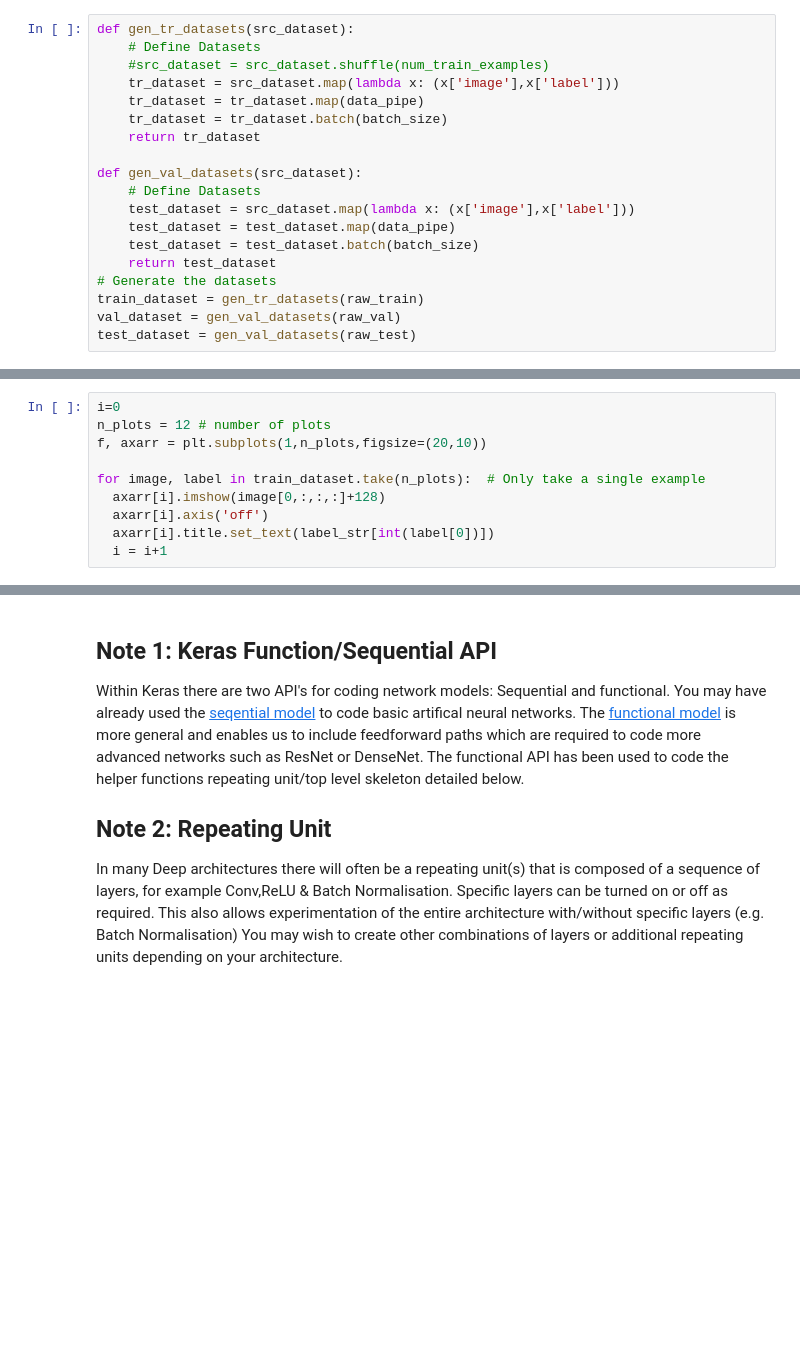
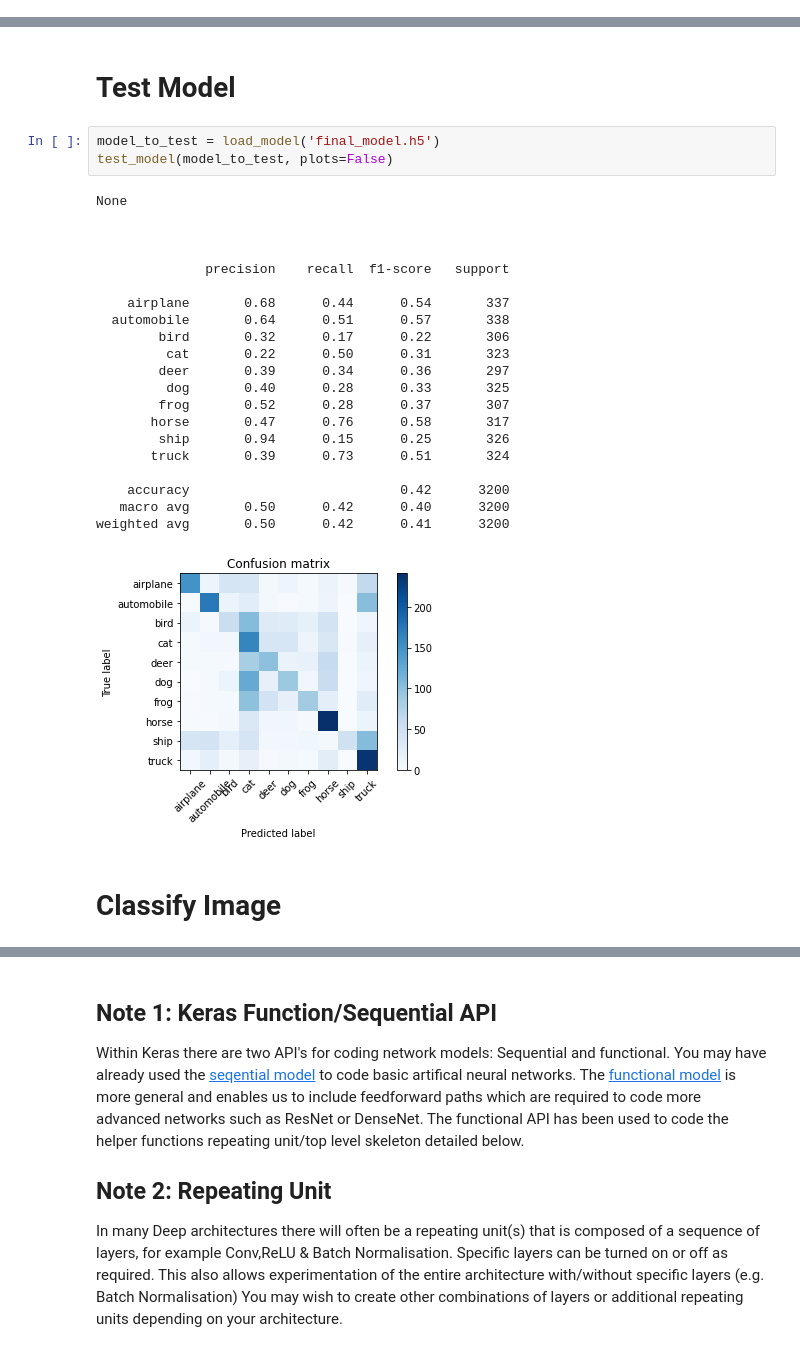
Before and after one commit to andylynchul/CE6003, a Jupyter notebook: Week 2/CE6003_20208189__Etivity_assignment2.ipynb, the cells around one changed output, grey strips where cells are left out. Drawn from its saved outputs; the diff is of its cells as text; blank space fills up the shorter version.

```diff
--- a/Week 2/CE6003_20208189__Etivity_assignment2.ipynb
+++ b/Week 2/CE6003_20208189__Etivity_assignment2.ipynb
@@ -91,19 +79,0 @@ def data_pipe(image,label):
-# %%
-def gen_tr_datasets(src_dataset):
-    # Define Datasets
-    #src_dataset = src_dataset.shuffle(num_train_examples)
-    tr_dataset = src_dataset.map(lambda x: (x['image'],x['label']))
-    tr_dataset = tr_dataset.map(data_pipe)
-    tr_dataset = tr_dataset.batch(batch_size)
-    return tr_dataset
-
-def gen_val_datasets(src_dataset):
-    # Define Datasets
-    test_dataset = src_dataset.map(lambda x: (x['image'],x['label']))
-    test_dataset = test_dataset.map(data_pipe)
-    test_dataset = test_dataset.batch(batch_size)
-    return test_dataset
-# Generate the datasets
-train_dataset = gen_tr_datasets(raw_train)
-val_dataset = gen_val_datasets(raw_val)
-test_dataset = gen_val_datasets(raw_test)
@@ -112,10 +79,0 @@ Plot some examples of the training dataset.
-# %%
-i=0
-n_plots = 12 # number of plots
-f, axarr = plt.subplots(1,n_plots,figsize=(20,10))
-
-for image, label in train_dataset.take(n_plots):  # Only take a single example
-  axarr[i].imshow(image[0,:,:,:]+128)
-  axarr[i].axis('off')
-  axarr[i].title.set_text(label_str[int(label[0])])
-  i = i+1
@@ -143,0 +308,29 @@ Please Leave a note at the end of the notebook explaining your approach/results
+# %% [markdown]
+# Test Model
+# %%
+model_to_test = load_model('final_model.h5')
+test_model(model_to_test, plots=False)
+# %% [output]
+None
+
+
+
+              precision    recall  f1-score   support
+
+    airplane       0.68      0.44      0.54       337
+  automobile       0.64      0.51      0.57       338
+        bird       0.32      0.17      0.22       306
+         cat       0.22      0.50      0.31       323
+        deer       0.39      0.34      0.36       297
+         dog       0.40      0.28      0.33       325
+        frog       0.52      0.28      0.37       307
+       horse       0.47      0.76      0.58       317
+        ship       0.94      0.15      0.25       326
+       truck       0.39      0.73      0.51       324
+
+    accuracy                           0.42      3200
+   macro avg       0.50      0.42      0.40      3200
+weighted avg       0.50      0.42      0.41      3200
+[figure, added]
+# %% [markdown]
+# Classify Image
```
Also changed, not shown: parts of 40 cells of this notebook.
